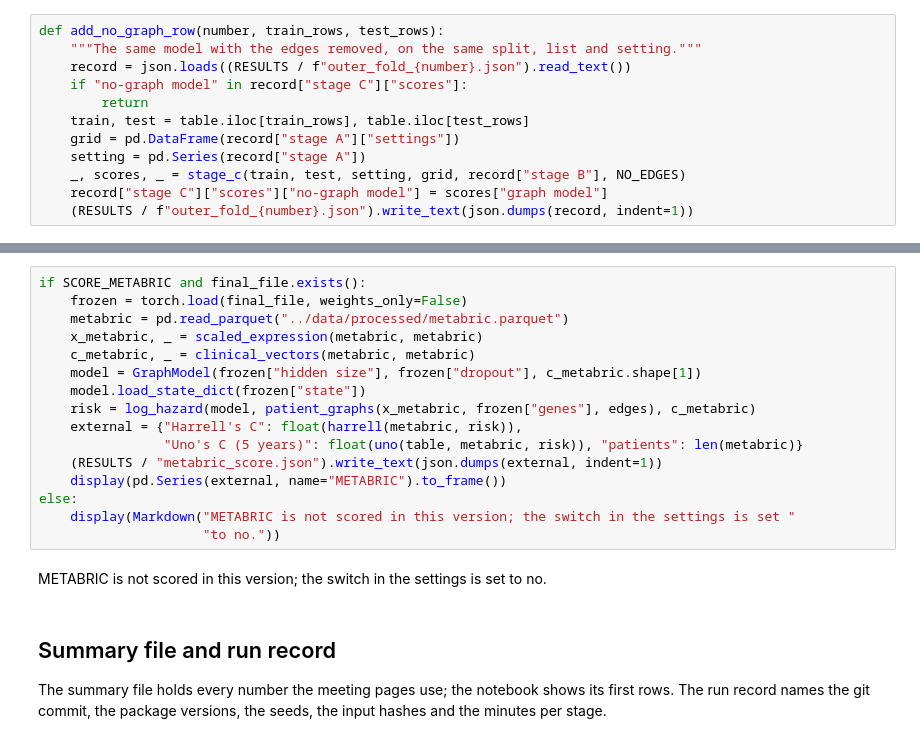
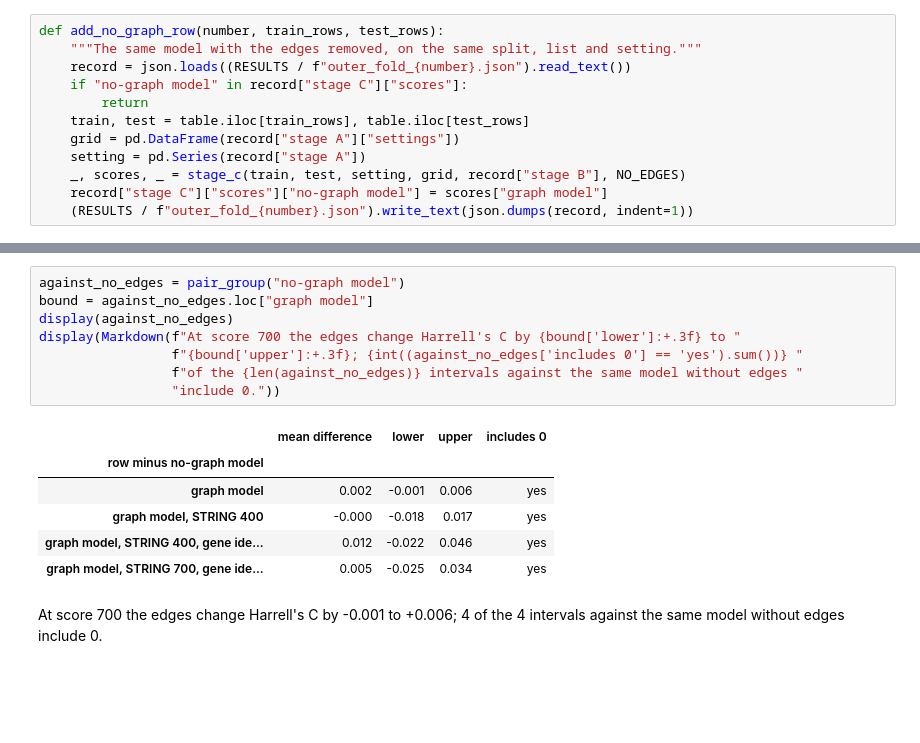
Before and after one commit to ELDERGARLIC/cancer-prognosis-prediction, a Jupyter notebook: notebooks/03_pipeline.ipynb, the cells around one changed output, grey strips where cells are left out. Saved outputs shown, nothing was run; the diff lists cells and outputs as text; blank space fills up the shorter version.

```diff
--- a/notebooks/03_pipeline.ipynb
+++ b/notebooks/03_pipeline.ipynb
@@ -898,22 +926,16 @@ The METABRIC cell below is switched off until the supervisors confirm the proced
 # %%
-if SCORE_METABRIC and final_file.exists():
-    frozen = torch.load(final_file, weights_only=False)
-    metabric = pd.read_parquet("../data/processed/metabric.parquet")
-    x_metabric, _ = scaled_expression(metabric, metabric)
-    c_metabric, _ = clinical_vectors(metabric, metabric)
-    model = GraphModel(frozen["hidden size"], frozen["dropout"], c_metabric.shape[1])
-    model.load_state_dict(frozen["state"])
-    risk = log_hazard(model, patient_graphs(x_metabric, frozen["genes"], edges), c_metabric)
-    external = {"Harrell's C": float(harrell(metabric, risk)),
-                "Uno's C (5 years)": float(uno(table, metabric, risk)), "patients": len(metabric)}
-    (RESULTS / "metabric_score.json").write_text(json.dumps(external, indent=1))
-    display(pd.Series(external, name="METABRIC").to_frame())
-else:
-    display(Markdown("METABRIC is not scored in this version; the switch in the settings is set "
-                     "to no."))
+against_no_edges = pair_group("no-graph model")
+bound = against_no_edges.loc["graph model"]
+display(against_no_edges)
+display(Markdown(f"At score 700 the edges change Harrell's C by {bound['lower']:+.3f} to "
+                 f"{bound['upper']:+.3f}; {int((against_no_edges['includes 0'] == 'yes').sum())} "
+                 f"of the {len(against_no_edges)} intervals against the same model without edges "
+                 "include 0."))
 # %% [output]
+|  | mean difference | lower | upper | includes 0 |
+| row minus no-graph model |  |  |  |  |
+| graph model | 0.002 | -0.001 | 0.006 | yes |
+| graph model, STRING 400 | -0.000 | -0.018 | 0.017 | yes |
+| graph model, STRING 400, gene ide... | 0.012 | -0.022 | 0.046 | yes |
+| graph model, STRING 700, gene ide... | 0.005 | -0.025 | 0.034 | yes |
-METABRIC is not scored in this version; the switch in the settings is set to no.
+At score 700 the edges change Harrell's C by -0.001 to +0.006; 4 of the 4 intervals against the same model without edges include 0.
-# %% [markdown]
-## Summary file and run record
-
-The summary file holds every number the meeting pages use; the notebook shows its first rows. The run record names the git commit, the package versions, the seeds, the input hashes and the minutes per stage.
```
Also changed, not shown: parts of 62 cells of this notebook, 4 other files.
